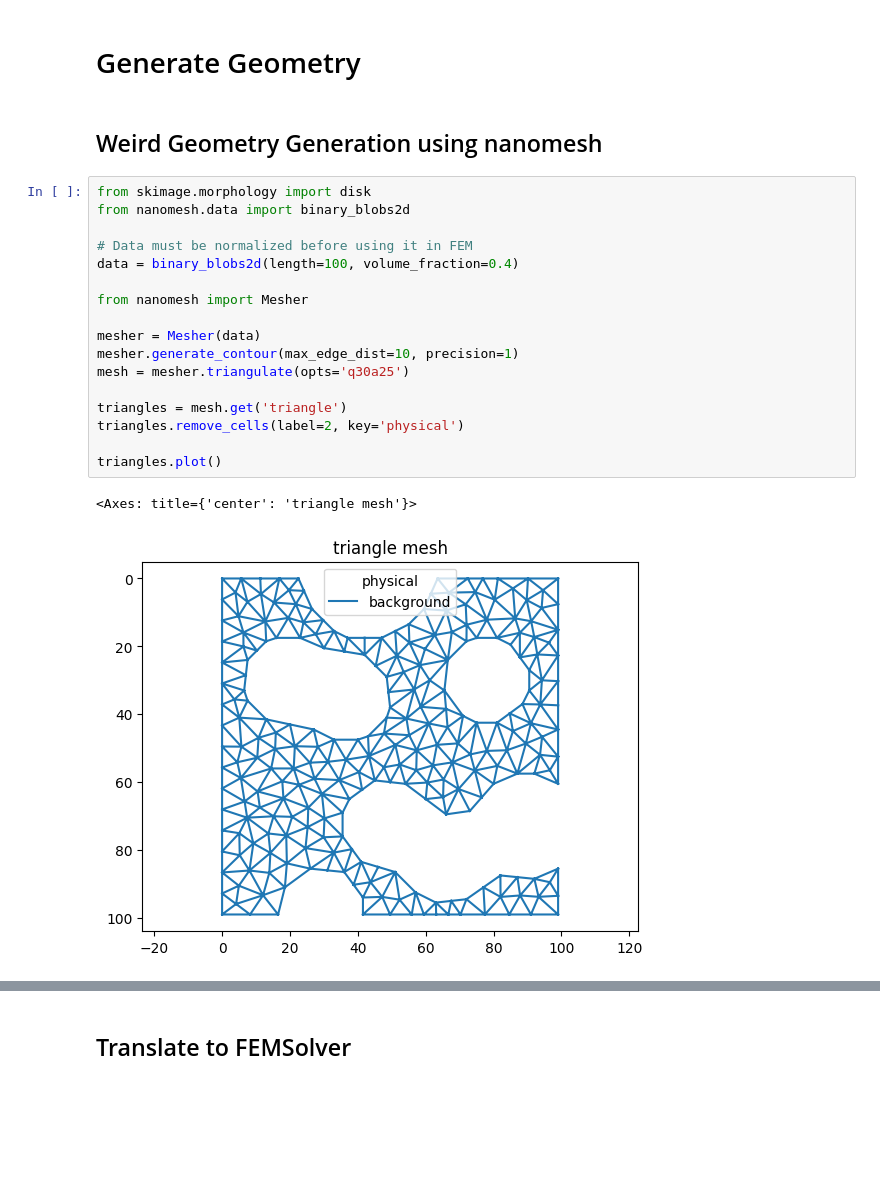
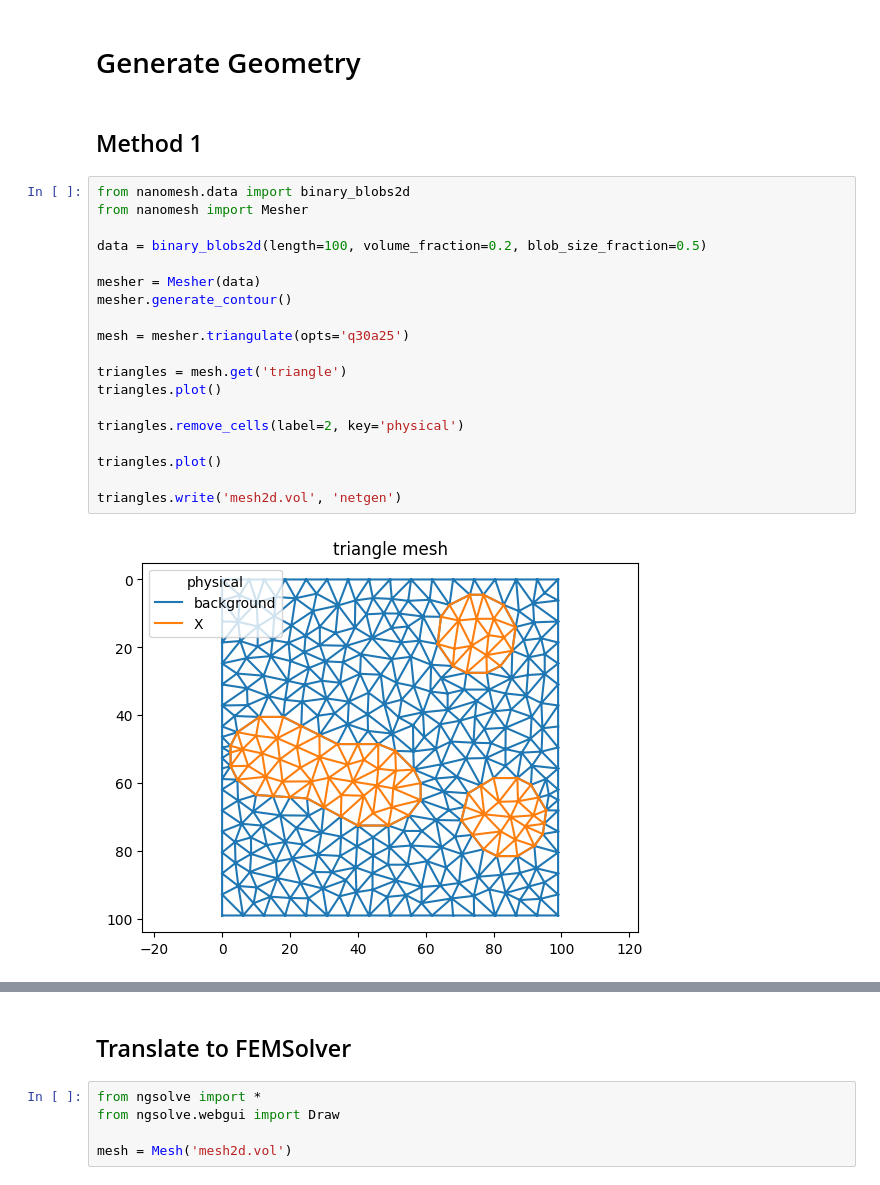
Before and after one commit to sebastian-sanchez-s/IMT3410-Proyecto, a Jupyter notebook: notebooks/Geometry2D.ipynb, the cells around one changed output, grey strips where cells are left out. Saved outputs shown, nothing was run; the diff lists cells and outputs as text; blank space fills up the shorter version.

Commit message:
Two methods template

```diff
--- a/notebooks/Geometry2D.ipynb
+++ b/notebooks/Geometry2D.ipynb
@@ -1,24 +1,25 @@
 # %% [markdown]
 # Generate Geometry
 # %% [markdown]
-## Weird Geometry Generation using nanomesh
+## Method 1
 # %%
-from skimage.morphology import disk
 from nanomesh.data import binary_blobs2d
-
-# Data must be normalized before using it in FEM
-data = binary_blobs2d(length=100, volume_fraction=0.4)
-
 from nanomesh import Mesher
 
+data = binary_blobs2d(length=100, volume_fraction=0.2, blob_size_fraction=0.5)
+
 mesher = Mesher(data)
-mesher.generate_contour(max_edge_dist=10, precision=1)
+mesher.generate_contour()
+
 mesh = mesher.triangulate(opts='q30a25')
 
 triangles = mesh.get('triangle')
+triangles.plot()
+
 triangles.remove_cells(label=2, key='physical')
 
 triangles.plot()
+
+triangles.write('mesh2d.vol', 'netgen')
 # %% [output]
-<Axes: title={'center': 'triangle mesh'}>
-[figure, old version]
+[figure, new version]
@@ -25,2 +27,7 @@ triangles.plot()
 # %% [markdown]
 ## Translate to FEMSolver
+# %%
+from ngsolve import *
+from ngsolve.webgui import Draw
+
+mesh = Mesh('mesh2d.vol')
```
Also changed, not shown: parts of 7 cells of this notebook.
